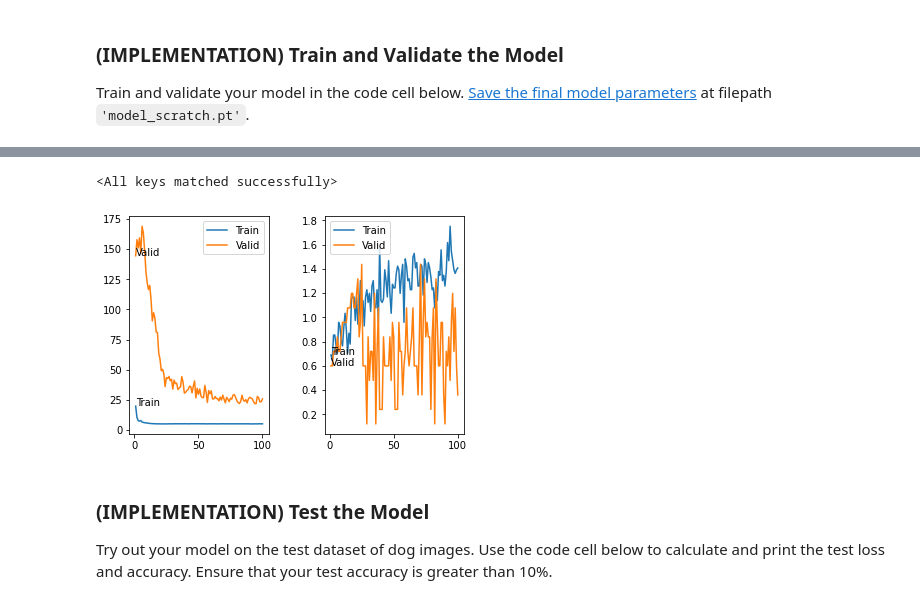
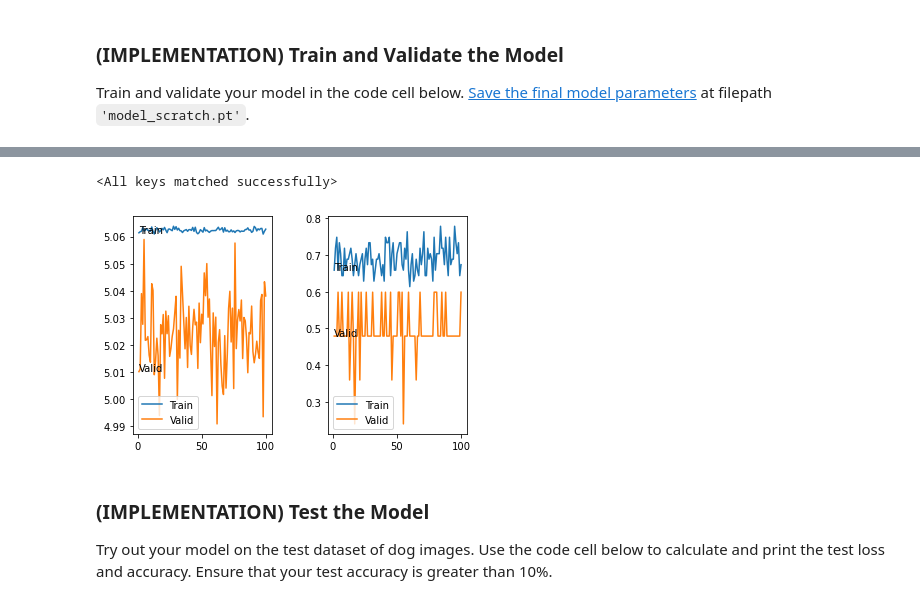
Before and after one commit to raffaeleterribile/Project-2---Dog-Breed-Classifier, a Jupyter notebook: dog_app.ipynb, the cells around one changed output, grey strips where cells are left out. Cells and saved outputs as stored; diff of their text form; code cells hidden in the pictures.

Commit message:
Change the calculation for correct answers

```diff
--- a/dog_app.ipynb
+++ b/dog_app.ipynb
@@ -384,7 +384,7 @@ test_valid_transformations = transforms.Compose([
 
 batch_size = 32
 
-train_data = datasets.ImageFolder("data/dog_images/train", transform=train_transformations)
+train_data = datasets.ImageFolder("data/dog_images/train", transform=test_valid_transformations)
 validation_data = datasets.ImageFolder("data/dog_images/valid", transform=test_valid_transformations)
 test_data = datasets.ImageFolder("data/dog_images/test", transform=test_valid_transformations)
 
@@ -634,7 +655,7 @@ def train(n_epochs, loaders, model, optimizer, criterion, use_cuda, save_path):
             train_loss += ((1 / (batch_idx + 1)) * (actual_loss.data - train_loss)) # Update the loss
 
             train_predictions = train_output.data.max(1, keepdim=True)[1]
-            train_correct += np.sum(np.squeeze(train_predictions.eq(target.data.view_as(train_predictions))).cpu().numpy())
+            train_correct += np.sum(np.squeeze(train_predictions.eq(target.data.view_as(train_predictions)).cpu().numpy()))
 
         train_accuracy = 100.0 * train_correct / train_total
 
@@ -660,7 +681,7 @@ def train(n_epochs, loaders, model, optimizer, criterion, use_cuda, save_path):
             valid_loss += ((1 / (batch_idx + 1)) * (actual_loss.data - valid_loss)) # Update the loss
 
             valid_predictions = valid_output.data.max(1, keepdim=True)[1]
-            valid_correct += np.sum(np.squeeze(valid_predictions.eq(target.data.view_as(valid_predictions))).cpu().numpy())
+            valid_correct += np.sum(np.squeeze(valid_predictions.eq(target.data.view_as(valid_predictions)).cpu().numpy()))
 
         valid_accuracy = 100.0 * valid_correct / valid_total
 
@@ -735,5 +756,5 @@ Epoch: 100      Training Loss: 5.153229         Validation Loss: 25.801954
 <All keys matched successfully>
-[figure, old version]
+[figure, new version]
 # %% [markdown]
 ### (IMPLEMENTATION) Test the Model
 
```
Also changed, not shown: parts of 3 cells of this notebook, 2 other files.
